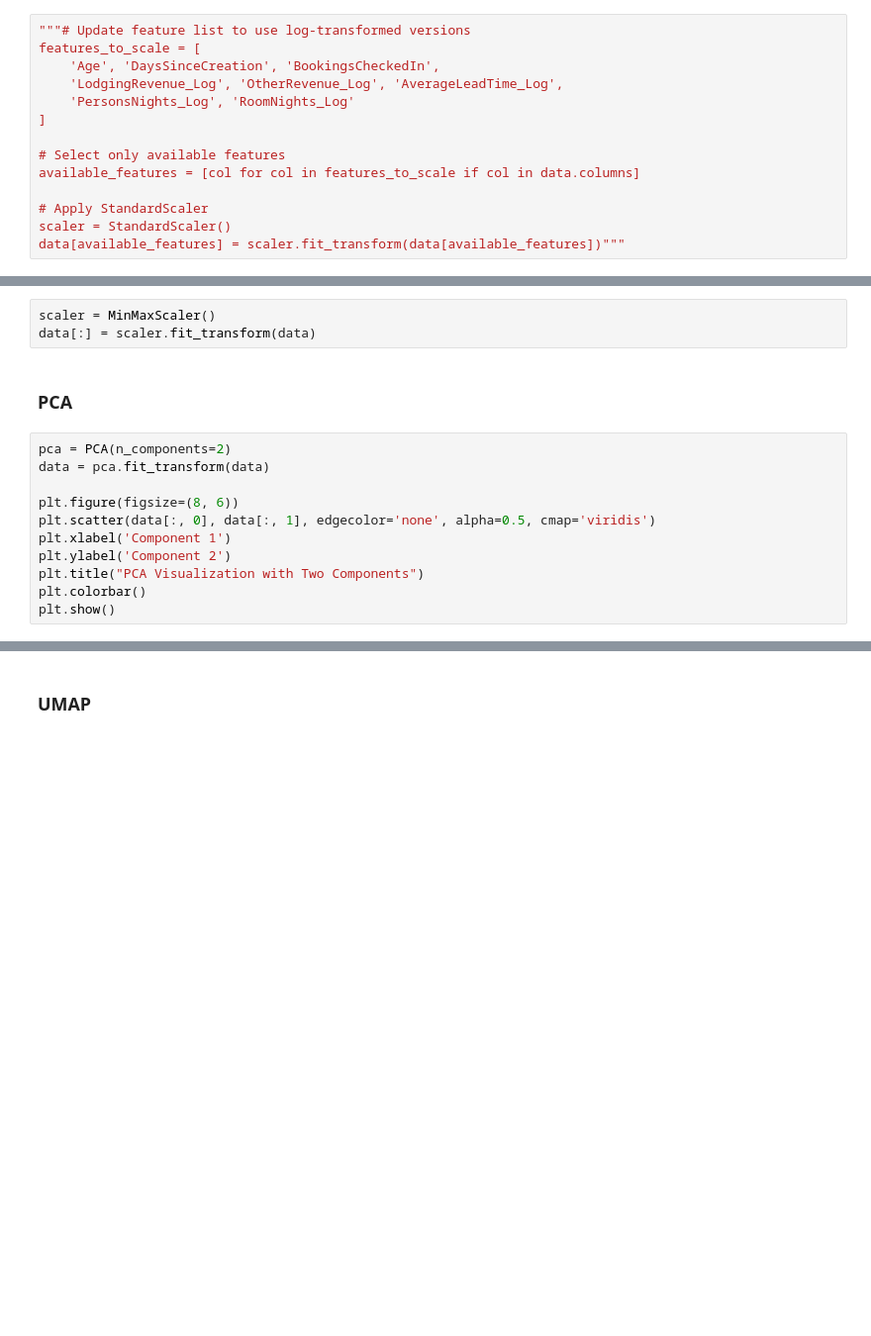
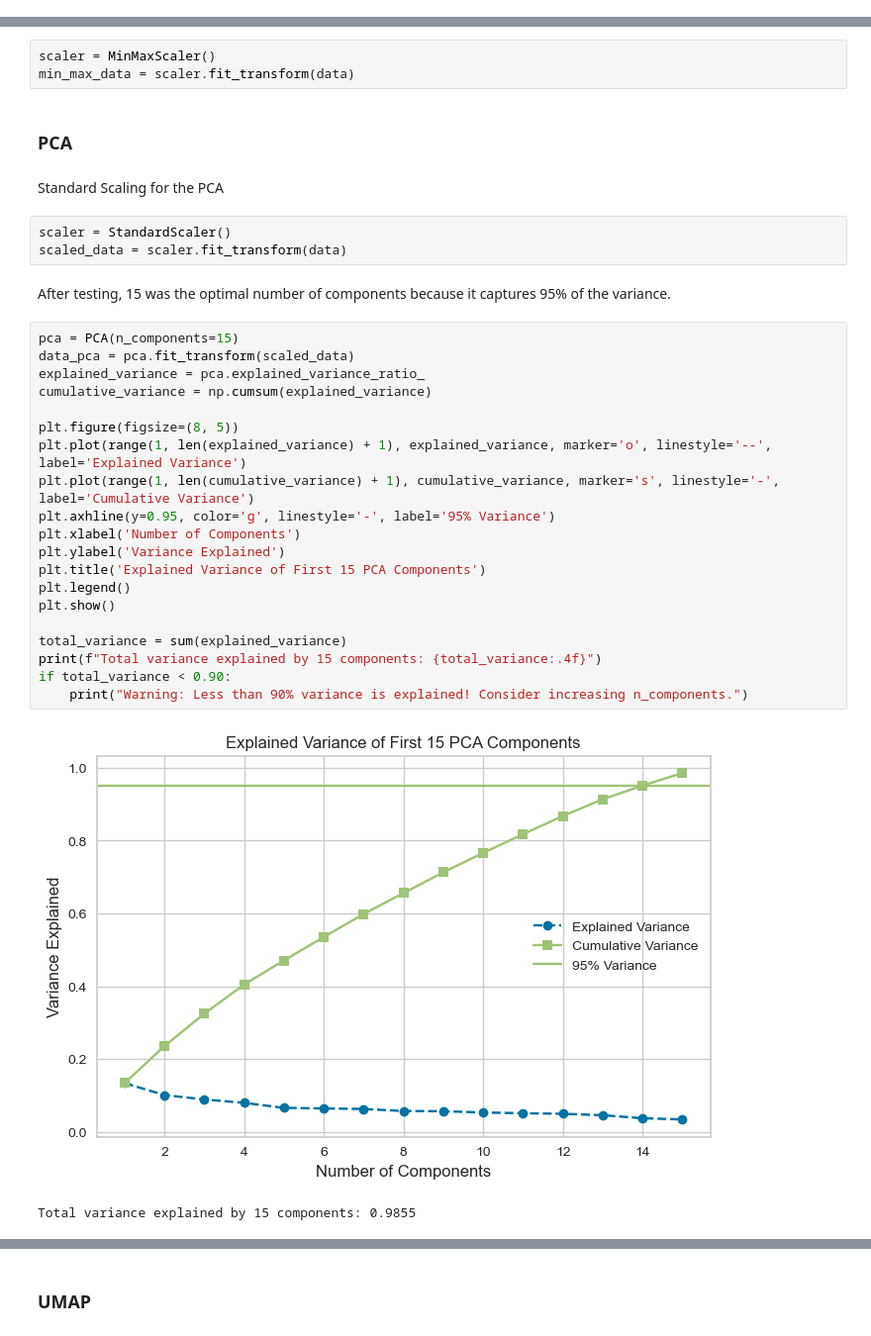
Before and after one commit to gugaaa1904/BC, a Jupyter notebook: Case 1.ipynb, the cells around one changed output, grey strips where cells are left out. Shown at 99% size. Drawn from its saved outputs; the diff is of its cells as text; blank space fills up the shorter version.

```diff
--- a/Case 1.ipynb
+++ b/Case 1.ipynb
@@ -375,17 +604,3 @@ plt.show()
-# %%
-"""# Update feature list to use log-transformed versions
-features_to_scale = [
-    'Age', 'DaysSinceCreation', 'BookingsCheckedIn',
-    'LodgingRevenue_Log', 'OtherRevenue_Log', 'AverageLeadTime_Log',
-    'PersonsNights_Log', 'RoomNights_Log'
-]
-
-# Select only available features
-available_features = [col for col in features_to_scale if col in data.columns]
-
-# Apply StandardScaler
-scaler = StandardScaler()
-data[available_features] = scaler.fit_transform(data[available_features])"""
 # %% [markdown]
 ### Correlations
 # %%
@@ -470,16 +741,35 @@ for col in data.columns:
 # %%
 scaler = MinMaxScaler()
-data[:] = scaler.fit_transform(data)
+min_max_data = scaler.fit_transform(data)
 # %% [markdown]
 ### PCA
+# %% [markdown]
+Standard Scaling for the PCA
+# %%
+scaler = StandardScaler()
+scaled_data = scaler.fit_transform(data)
+# %% [markdown]
+After testing, 15 was the optimal number of components because it captures 95% of the variance.
 # %%
-pca = PCA(n_components=2)
-data = pca.fit_transform(data)
+pca = PCA(n_components=15)
+data_pca = pca.fit_transform(scaled_data)
+explained_variance = pca.explained_variance_ratio_
+cumulative_variance = np.cumsum(explained_variance)
 
-plt.figure(figsize=(8, 6))
-plt.scatter(data[:, 0], data[:, 1], edgecolor='none', alpha=0.5, cmap='viridis')
-plt.xlabel('Component 1')
-plt.ylabel('Component 2')
-plt.title("PCA Visualization with Two Components")
-plt.colorbar()
+plt.figure(figsize=(8, 5))
+plt.plot(range(1, len(explained_variance) + 1), explained_variance, marker='o', linestyle='--', label='Explained Variance')
+plt.plot(range(1, len(cumulative_variance) + 1), cumulative_variance, marker='s', linestyle='-', label='Cumulative Variance')
+plt.axhline(y=0.95, color='g', linestyle='-', label='95% Variance')
+plt.xlabel('Number of Components')
+plt.ylabel('Variance Explained')
+plt.title('Explained Variance of First 15 PCA Components')
+plt.legend()
 plt.show()
+
+total_variance = sum(explained_variance)
+print(f"Total variance explained by 15 components: {total_variance:.4f}")
+if total_variance < 0.90:
+    print("Warning: Less than 90% variance is explained! Consider increasing n_components.")
+# %% [output]
+[figure, added]
+Total variance explained by 15 components: 0.9855
```
Also changed, not shown: parts of 60 cells of this notebook.
